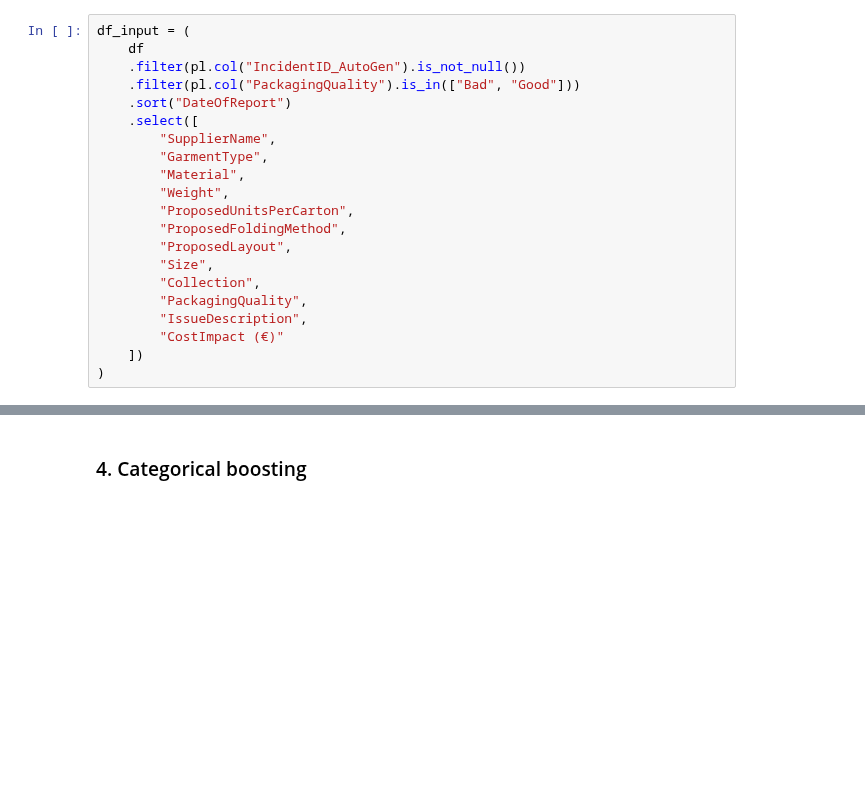
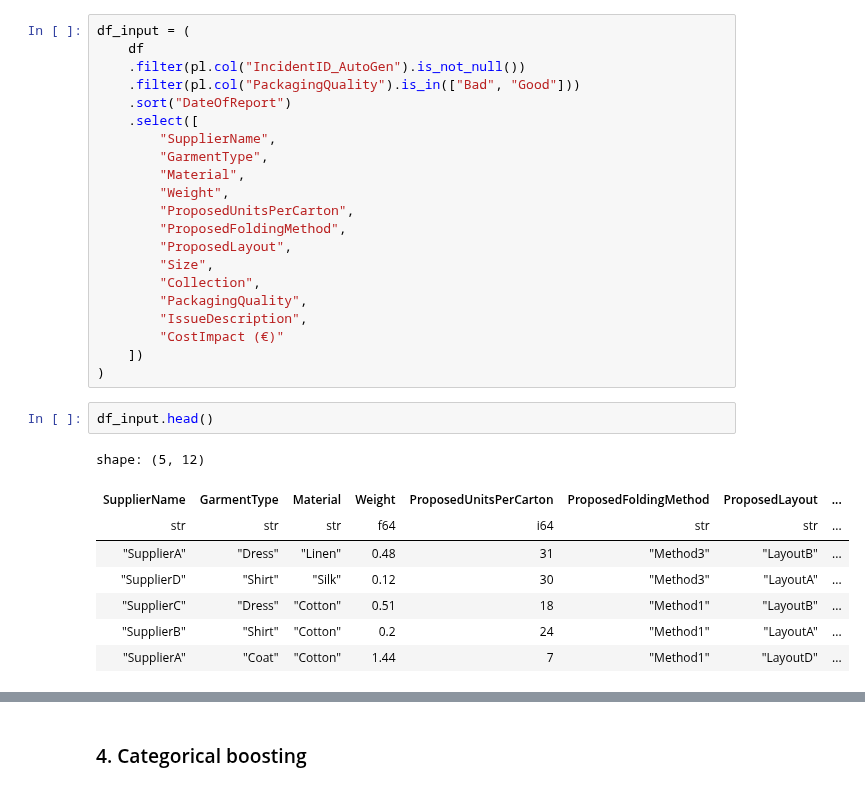
Before and after one commit to uligt/capstone, a Jupyter notebook: notebooks/4. Cost Model.ipynb, the cells around one changed output, grey strips where cells are left out. Cells and saved outputs as stored; diff of their text form; blank space fills up the shorter version.

```diff
--- a/notebooks/4. Cost Model.ipynb
+++ b/notebooks/4. Cost Model.ipynb
@@ -106,3 +88,14 @@ df_input = (
         "CostImpact (€)"
     ])
 )
+# %%
+df_input.head()
+# %% [output]
+shape: (5, 12)
+| SupplierName | GarmentType | Material | Weight | ProposedUnitsPerCarton | ProposedFoldingMethod | ProposedLayout | ... |
+| str | str | str | f64 | i64 | str | str | ... |
+| "SupplierA" | "Dress" | "Linen" | 0.48 | 31 | "Method3" | "LayoutB" | ... |
+| "SupplierD" | "Shirt" | "Silk" | 0.12 | 30 | "Method3" | "LayoutA" | ... |
+| "SupplierC" | "Dress" | "Cotton" | 0.51 | 18 | "Method1" | "LayoutB" | ... |
+| "SupplierB" | "Shirt" | "Cotton" | 0.2 | 24 | "Method1" | "LayoutA" | ... |
+| "SupplierA" | "Coat" | "Cotton" | 1.44 | 7 | "Method1" | "LayoutD" | ... |
```
Also changed, not shown: parts of 13 cells of this notebook.
